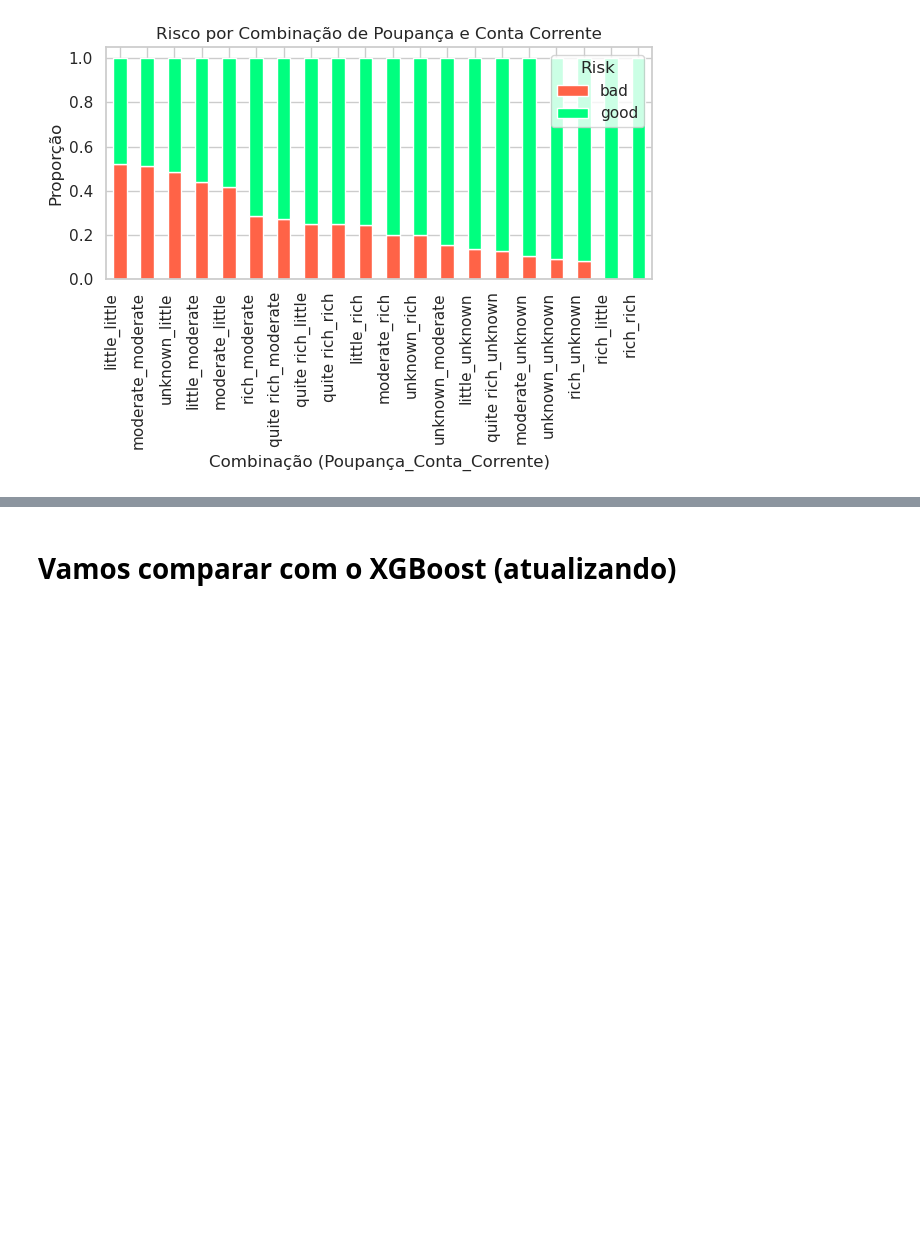
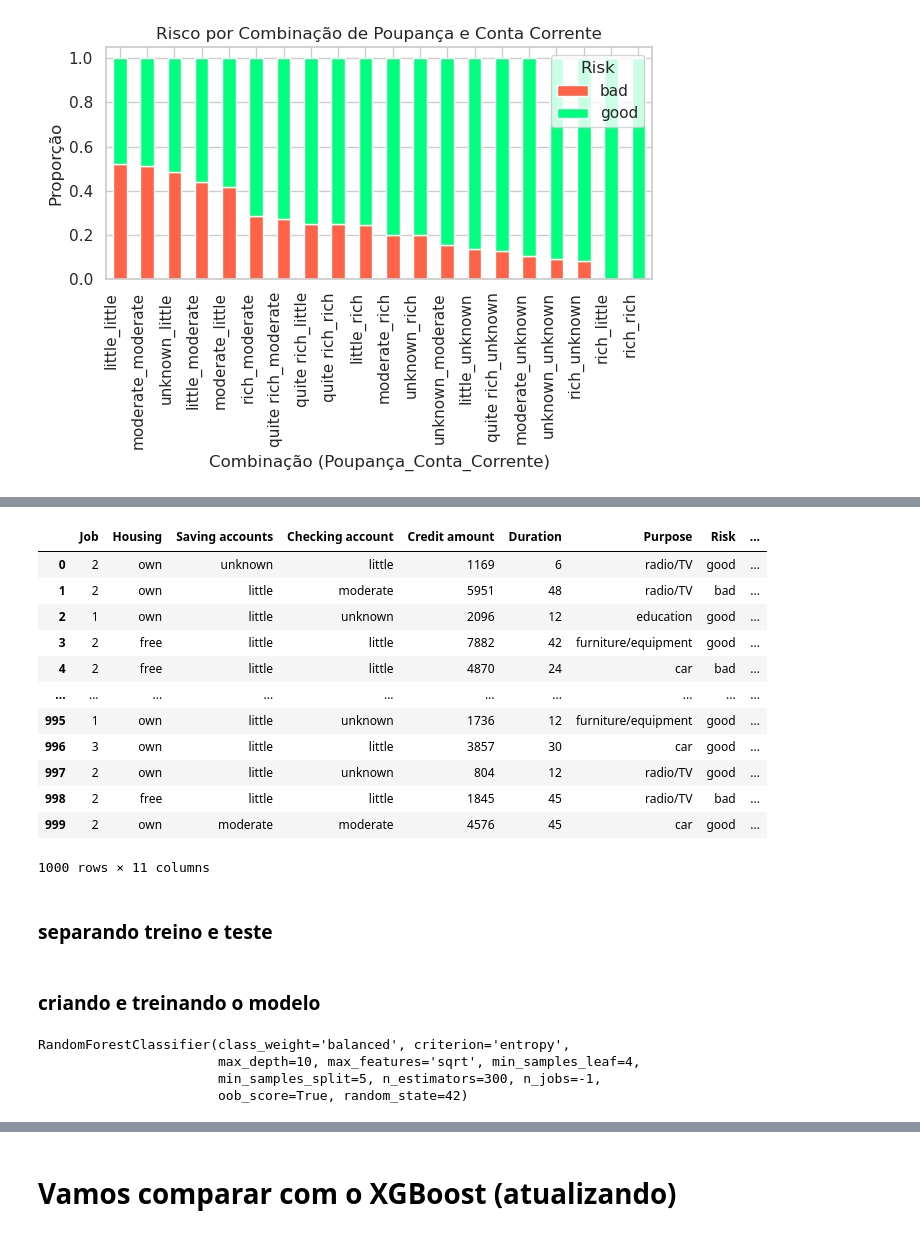
Before and after one commit to jfahelof/portfolio-credit-risk, a Jupyter notebook: credit_risk.ipynb, the cells around one changed output, grey strips where cells are left out. Drawn from its saved outputs; the diff is of its cells as text; code cells hidden in the pictures; blank space fills up the shorter version.

```diff
--- a/credit_risk.ipynb
+++ b/credit_risk.ipynb
@@ -743,0 +782,16 @@ plt.show()
+# %%
+data
+# %% [output]
+|  | Job | Housing | Saving accounts | Checking account | Credit amount | Duration | Purpose | Risk | ... |
+| 0 | 2 | own | unknown | little | 1169 | 6 | radio/TV | good | ... |
+| 1 | 2 | own | little | moderate | 5951 | 48 | radio/TV | bad | ... |
+| 2 | 1 | own | little | unknown | 2096 | 12 | education | good | ... |
+| 3 | 2 | free | little | little | 7882 | 42 | furniture/equipment | good | ... |
+| 4 | 2 | free | little | little | 4870 | 24 | car | bad | ... |
+| ... | ... | ... | ... | ... | ... | ... | ... | ... | ... |
+| 995 | 1 | own | little | unknown | 1736 | 12 | furniture/equipment | good | ... |
+| 996 | 3 | own | little | little | 3857 | 30 | car | good | ... |
+| 997 | 2 | own | little | unknown | 804 | 12 | radio/TV | good | ... |
+| 998 | 2 | free | little | little | 1845 | 45 | radio/TV | bad | ... |
+| 999 | 2 | own | moderate | moderate | 4576 | 45 | car | good | ... |
+1000 rows × 11 columns
@@ -743,0 +801,2 @@ plt.show()
+# %% [markdown]
+### separando treino e teste
@@ -743,0 +827,25 @@ plt.show()
+# %% [markdown]
+### criando e treinando o modelo
+# %%
+# modelo
+modelo = RandomForestClassifier(
+    class_weight='balanced', # Cria o modelo com pesos balanceados
+    n_estimators=300,   # número de árvores na floresta
+    criterion="entropy",  # ganho de informação
+    max_depth=10,    # profundidade máxima; None = sem limite
+    min_samples_split=5,  # min samples para dividir um nó
+    min_samples_leaf=4,  # min samples em uma folha
+    max_features="sqrt", # número de features a considerar em cada split
+    bootstrap=True,    # usar amostragem bootstrap
+    oob_score=True,    # calcular oob_score (estimativa pela amostra fora do bootstrap)
+    random_state=42, # semente
+    n_jobs=-1         # usar todos os núcleos disponíveis
+)
+
+
+modelo.fit(X_train, y_train) # Treina o modelo usando os dados de treino (X_train, y_train)
+# %% [output]
+RandomForestClassifier(class_weight='balanced', criterion='entropy',
+                       max_depth=10, max_features='sqrt', min_samples_leaf=4,
+                       min_samples_split=5, n_estimators=300, n_jobs=-1,
+                       oob_score=True, random_state=42)
```
Also changed, not shown: parts of 8 cells of this notebook.
